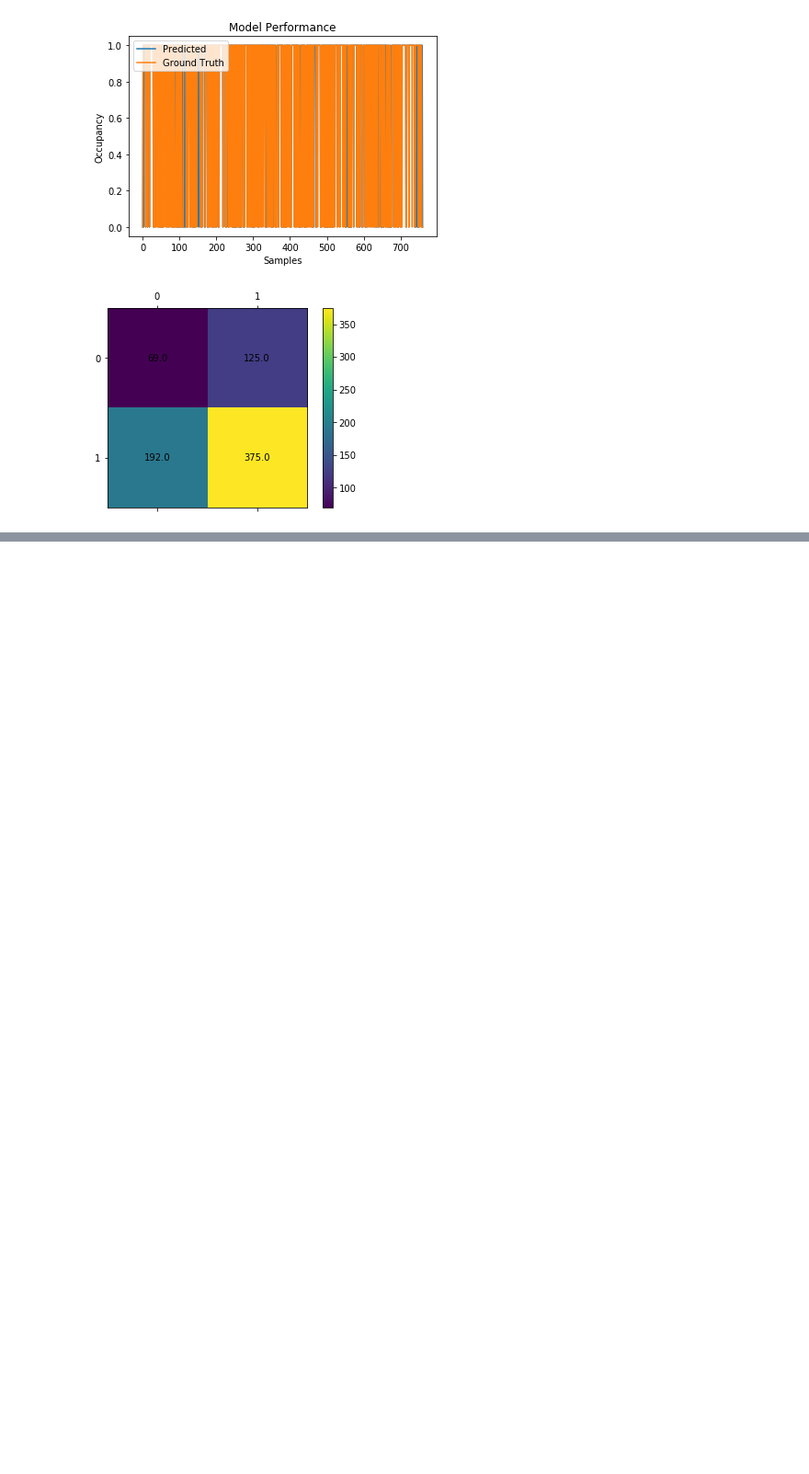
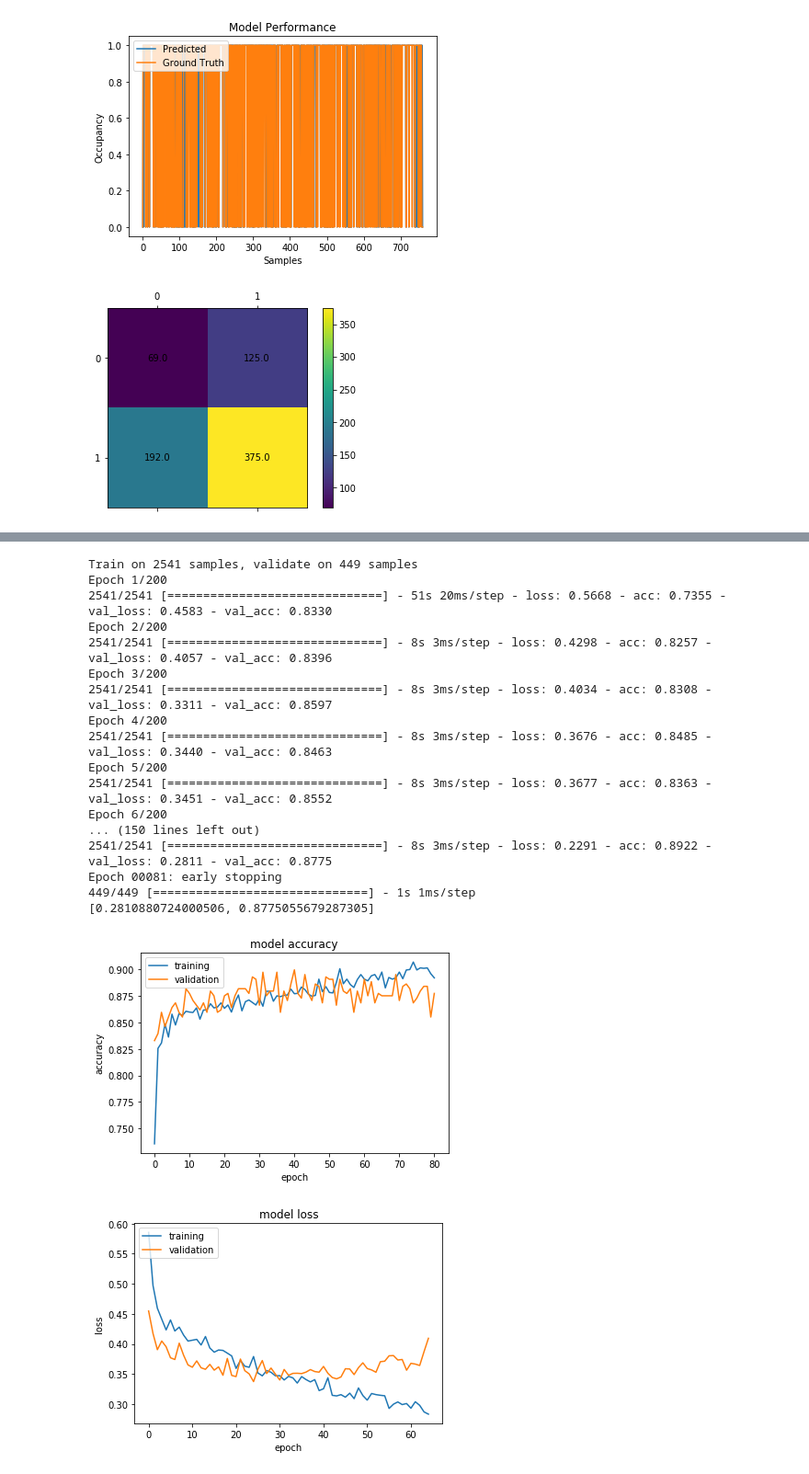
Before and after one commit to purboday/DeepECO, a Jupyter notebook: Occupancy_Data_PCA.ipynb, the cells around one changed output, grey strips where cells are left out. Shown at 92% size. Drawn from its saved outputs; the diff is of its cells as text; code cells hidden in the pictures; blank space fills up the shorter version.

```diff
--- a/Occupancy_Data_PCA.ipynb
+++ b/Occupancy_Data_PCA.ipynb
@@ -941,0 +796,6 @@ for i in range(len(y_test)):
+# %%
+from sklearn.decomposition import PCA
+# Make an instance of the Model
+pca = PCA(.99)
+# %%
+pca.fit(winter_std)
@@ -941,0 +809,2 @@ for i in range(len(y_test)):
+# %%
+winter_pca = pca.transform(winter_std)
@@ -941,0 +820,3 @@ for i in range(len(y_test)):
+# %%
+from sklearn.model_selection import train_test_split
+X_trainw, X_testw, y_trainw, y_testw = train_test_split(winter_pca, occ_winter_data, test_size=0.15)
@@ -941,0 +901,46 @@ for i in range(len(y_test)):
+# %%
+X_trainw = X_trainw.reshape(X_trainw.shape[0], X_trainw.shape[1],1)
+X_testw = X_testw.reshape(X_testw.shape[0], X_testw.shape[1],1)
+modelw = init_model2()
+# X_train = create_seq(X_train)
+# y_train = create_seq(y_train.values)
+# X_test = create_seq(X_test)
+# y_test = create_seq(y_test.values)
+es = cb.EarlyStopping(monitor='val_loss', mode='min', verbose=1, patience=40)
+historyw = modelw.fit(X_trainw, y_trainw, epochs=200, batch_size=32,validation_data=(X_testw,y_testw),callbacks=[es])
+scorew = modelw.evaluate(X_testw, y_testw, batch_size=32)
+print(scorew)
+plt.plot(historyw.history['acc'])
+plt.plot(historyw.history['val_acc'])
+plt.title('model accuracy')
+plt.ylabel('accuracy')
+plt.xlabel('epoch')
+plt.legend(['training', 'validation'], loc='upper left')
+plt.show()
+plt.plot(history.history['loss'])
+plt.plot(history.history['val_loss'])
+plt.title('model loss')
+plt.ylabel('loss')
+plt.xlabel('epoch')
+plt.legend(['training', 'validation'], loc='upper left')
+plt.show()
+# %% [output]
+Train on 2541 samples, validate on 449 samples
+Epoch 1/200
+2541/2541 [==============================] - 51s 20ms/step - loss: 0.5668 - acc: 0.7355 - val_loss: 0.4583 - val_acc: 0.8330
+Epoch 2/200
+2541/2541 [==============================] - 8s 3ms/step - loss: 0.4298 - acc: 0.8257 - val_loss: 0.4057 - val_acc: 0.8396
+Epoch 3/200
+2541/2541 [==============================] - 8s 3ms/step - loss: 0.4034 - acc: 0.8308 - val_loss: 0.3311 - val_acc: 0.8597
+Epoch 4/200
+2541/2541 [==============================] - 8s 3ms/step - loss: 0.3676 - acc: 0.8485 - val_loss: 0.3440 - val_acc: 0.8463
+Epoch 5/200
+2541/2541 [==============================] - 8s 3ms/step - loss: 0.3677 - acc: 0.8363 - val_loss: 0.3451 - val_acc: 0.8552
+Epoch 6/200
+... (150 lines left out)
+2541/2541 [==============================] - 8s 3ms/step - loss: 0.2291 - acc: 0.8922 - val_loss: 0.2811 - val_acc: 0.8775
+Epoch 00081: early stopping
+449/449 [==============================] - 1s 1ms/step
+[0.2810880724000506, 0.8775055679287305]
+[figure, added]
+[figure, added]
```
Also changed, not shown: parts of 68 cells of this notebook.
